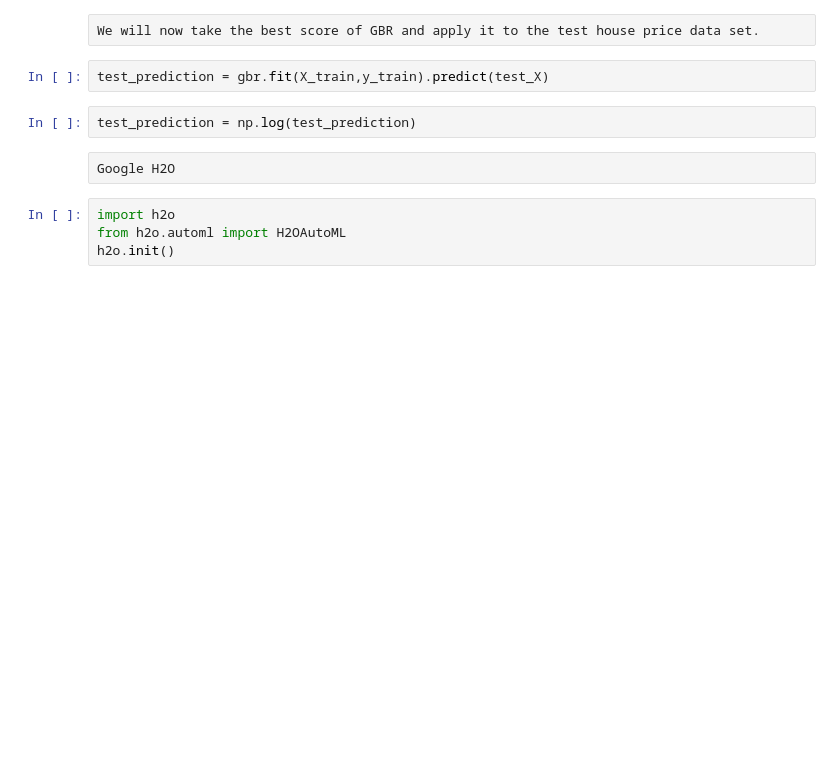
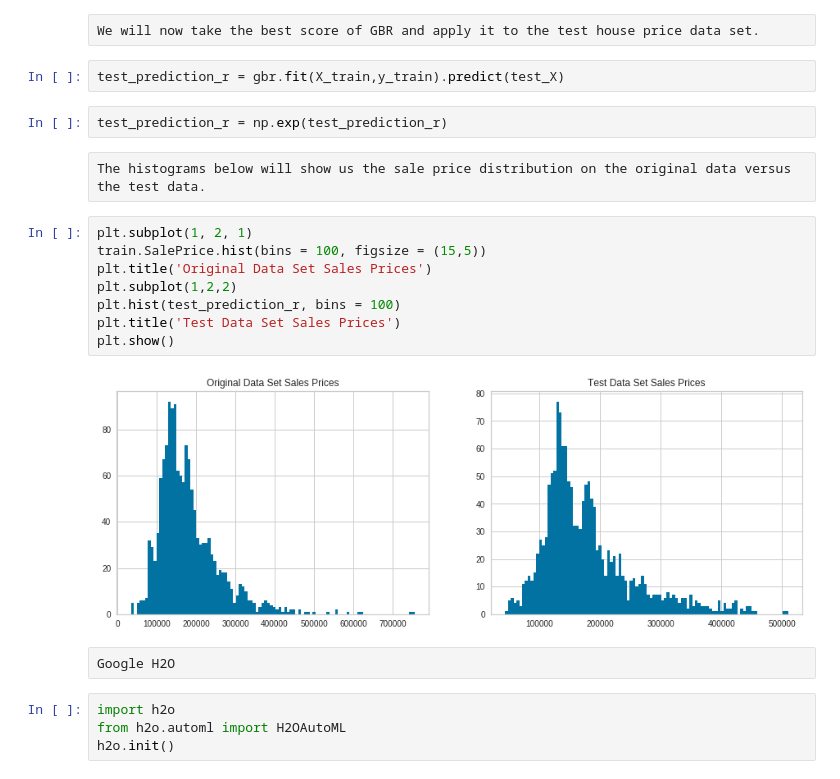
Before and after one commit to Michaels72/House_Price_Prediciton, a Jupyter notebook: HousePrices.ipynb, the cells around one changed output. Cells and saved outputs as stored; diff of their text form; blank space fills up the shorter version.

```diff
--- a/HousePrices.ipynb
+++ b/HousePrices.ipynb
@@ -630,9 +633,21 @@ The best r-sqare value is 90.6425% produced by the Gradient Boosting Regressor m
 # %% [raw]
 We will now take the best score of GBR and apply it to the test house price data set.
 # %%
-test_prediction = gbr.fit(X_train,y_train).predict(test_X)
+test_prediction_r = gbr.fit(X_train,y_train).predict(test_X)
-# %%
-test_prediction = np.log(test_prediction)
+# %%
+test_prediction_r = np.exp(test_prediction_r)
+# %% [raw]
+The histograms below will show us the sale price distribution on the original data versus the test data.
+# %%
+plt.subplot(1, 2, 1)
+train.SalePrice.hist(bins = 100, figsize = (15,5))
+plt.title('Original Data Set Sales Prices')
+plt.subplot(1,2,2)
+plt.hist(test_prediction_r, bins = 100)
+plt.title('Test Data Set Sales Prices')
+plt.show()
+# %% [output]
+[figure, added]
 # %% [raw]
 Google H2O
 # %%
```
Also changed, not shown: parts of 24 cells of this notebook.
